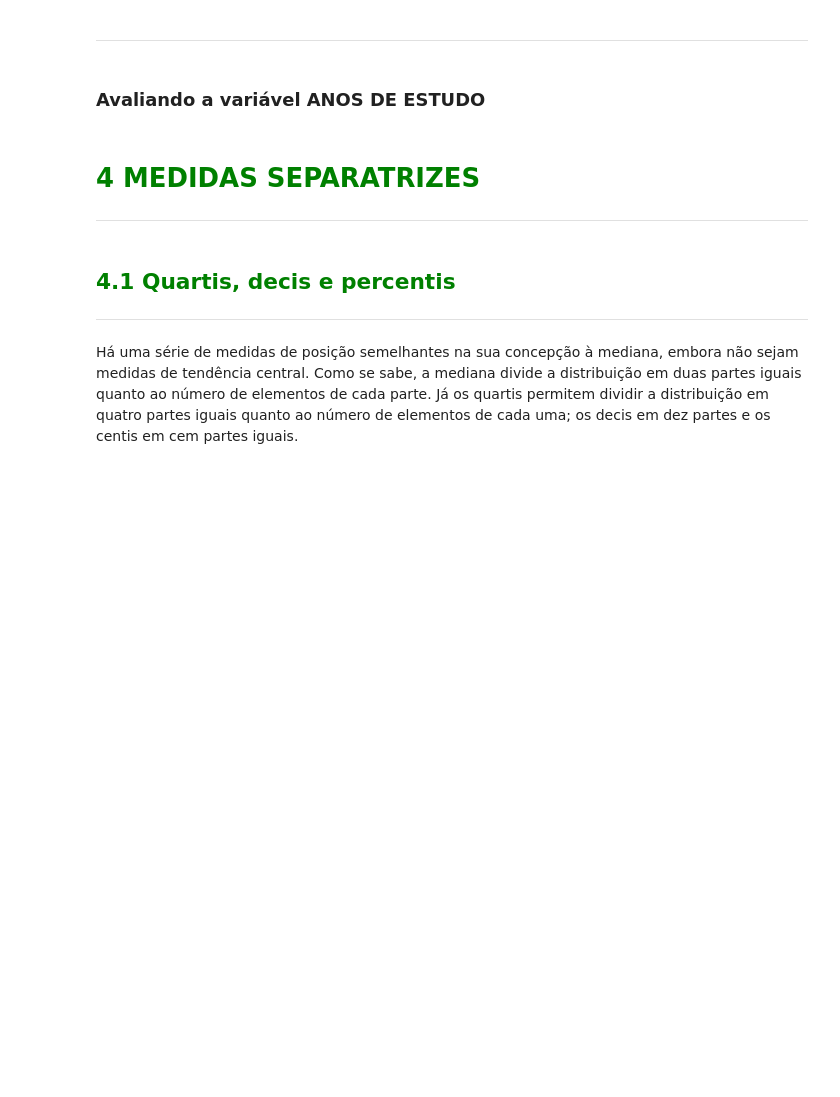
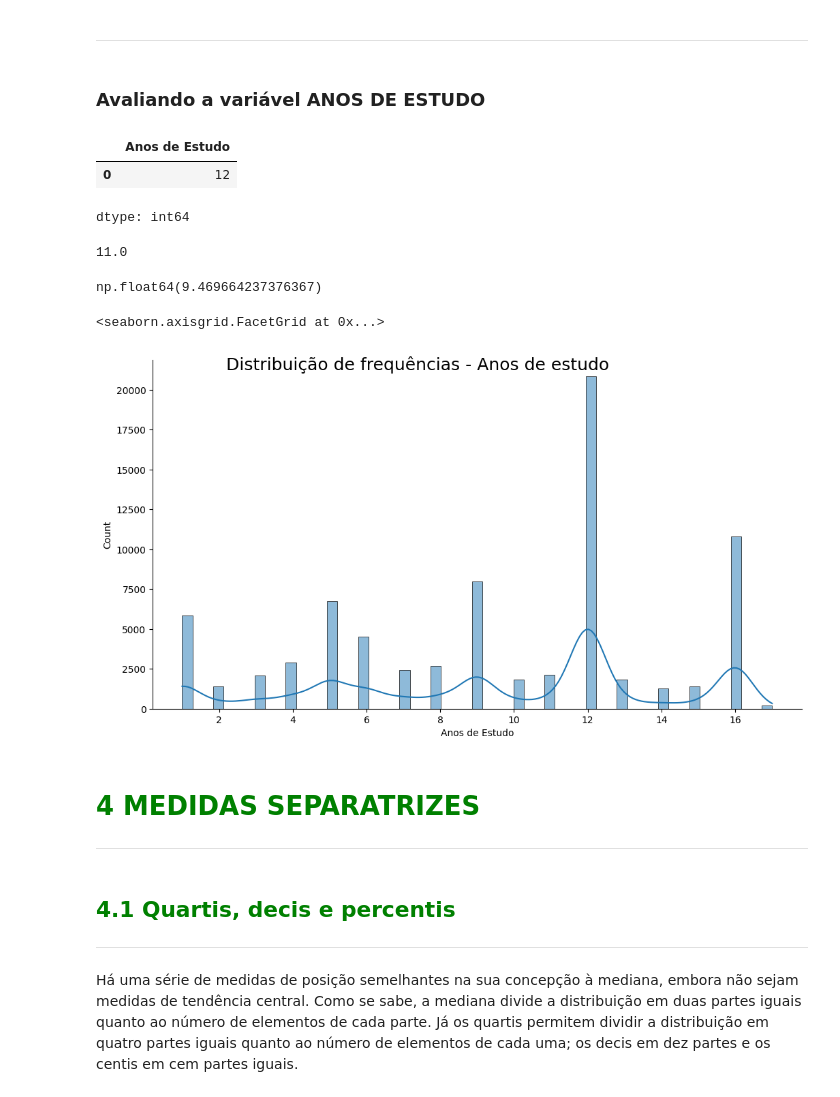
Before and after one commit to mr-miguelrangel/Estatistica-com-Python, a Jupyter notebook: Curso_de_Estatística_Parte_1.ipynb, the cells around one changed output. Drawn from its saved outputs; the diff is of its cells as text; code cells hidden in the pictures; blank space fills up the shorter version.

```diff
--- a/Curso_de_Estatística_Parte_1.ipynb
+++ b/Curso_de_Estatística_Parte_1.ipynb
@@ -621,6 +725,28 @@ Pode-se definir a moda como sendo o valor mais frequente de um conjunto de dados
 ***
 # %% [markdown]
 ### Avaliando a variável ANOS DE ESTUDO
+# %%
+dados['Anos de Estudo'].mode()
+# %% [output]
+|  | Anos de Estudo |
+| 0 | 12 |
+dtype: int64
+# %%
+dados['Anos de Estudo'].median()
+# %% [output]
+11.0
+# %%
+dados['Anos de Estudo'].mean()
+# %% [output]
+np.float64(9.469664237376367)
+# %%
+ax = sns.displot(dados['Anos de Estudo'], kde = True)
+ax.figure.set_size_inches(12,6)
+ax.figure.suptitle('Distribuição de frequências - Anos de estudo', fontsize = 18)
+ax
+# %% [output]
+<seaborn.axisgrid.FacetGrid at 0x...>
+[figure, added]
 # %% [markdown]
 # <font color=green>4 MEDIDAS SEPARATRIZES</font>
 ***
```
Also changed, not shown: parts of 14 cells of this notebook.
